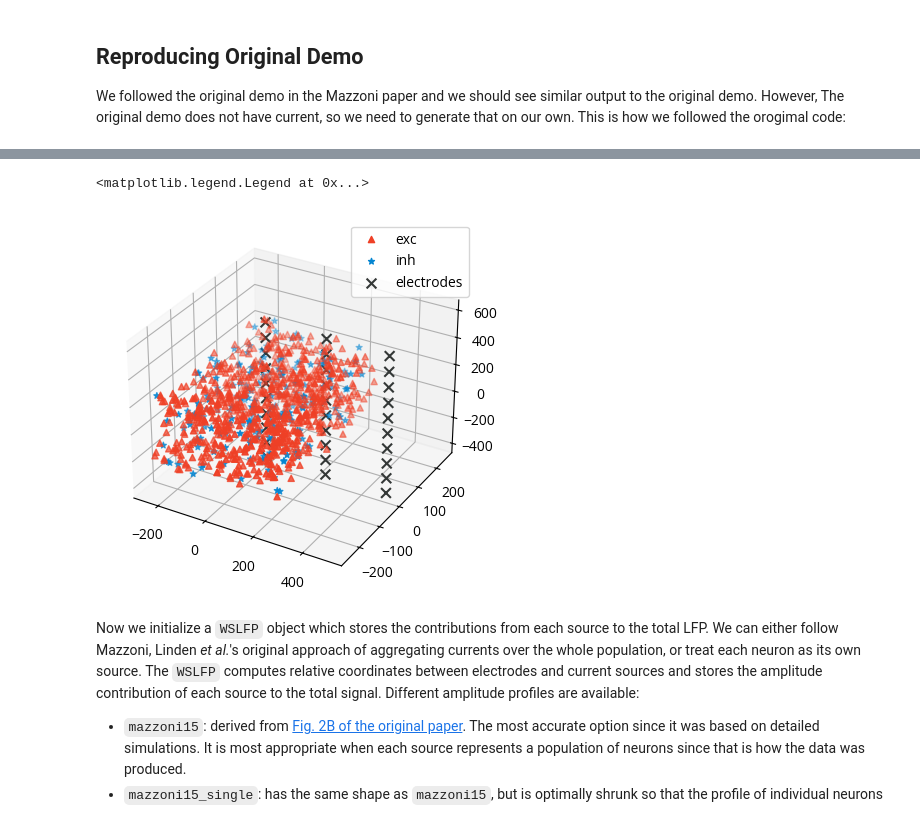
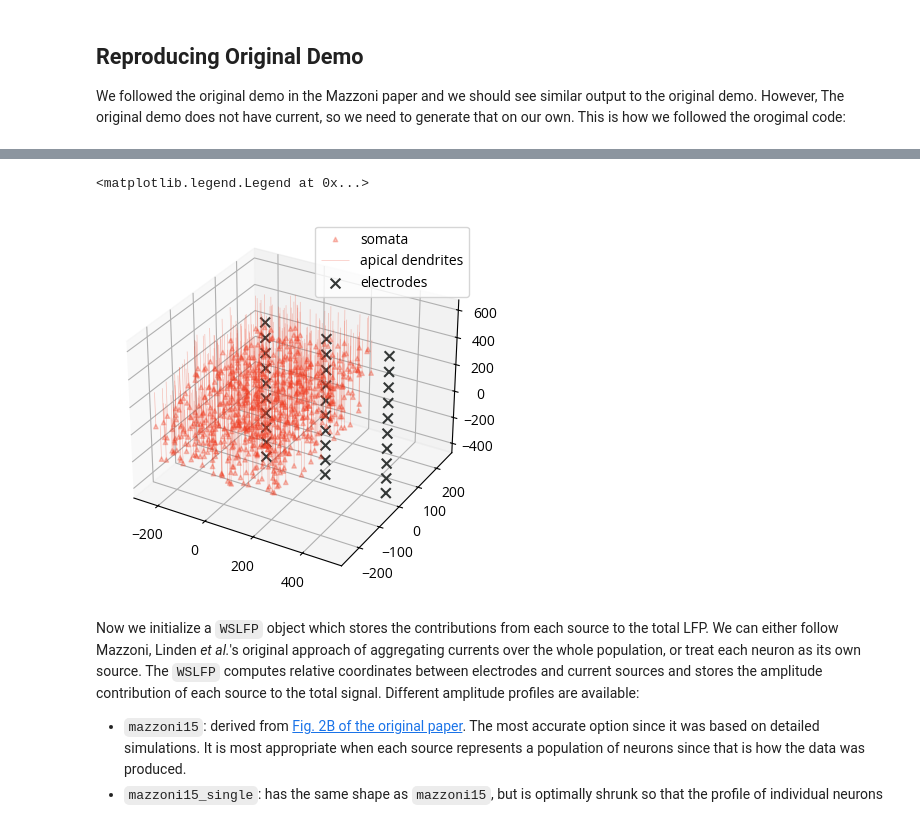
Before and after one commit to Sensory-Information-Processing-Lab/tklfp, a Jupyter notebook: notebooks/demo.ipynb, the cells around one changed output, grey strips where cells are left out. Drawn from its saved outputs; the diff is of its cells as text; code cells hidden in the pictures.

```diff
--- a/notebooks/demo.ipynb
+++ b/notebooks/demo.ipynb
@@ -4,5 +4,9 @@ We followed the original demo in the Mazzoni paper and we should see similar out
 This is how we followed the orogimal code:
 # %%
 import brian2.only as b2
+import matplotlib.pyplot as plt
 import numpy as np
-import matplotlib.pyplot as plt
+
+b2.prefs.codegen.target = "numpy"
+b2.seed(18470724)
+rng = np.random.default_rng(18470724)
@@ -282,0 +137,11 @@ ax.set(xlabel="time (ms)", ylabel="neuron index")
+# %%
+fig, ax = plt.subplots()
+c_exc = "xkcd:tomato"
+c_inh = "xkcd:cerulean"
+t_spk_exc = spike_monitor.t[spike_monitor.i < N_excit] / b2.ms
+i_spk_exc = spike_monitor.i[spike_monitor.i < N_excit]
+t_spk_inh = spike_monitor.t[spike_monitor.i >= N_excit] / b2.ms
+i_spk_inh = spike_monitor.i[spike_monitor.i >= N_excit]
+ax.scatter(t_spk_exc, i_spk_exc, s=0.5, c=c_exc)
+ax.scatter(t_spk_inh, i_spk_inh, s=0.5, c=c_inh)
+ax.set(xlabel="time (ms)", ylabel="neuron index");
@@ -285,5 +153,4 @@ Let's give our neurons coordinates in space and choose recording sites:
 # %%
-rng = np.random.default_rng()
-neuron_coords = rng.uniform(-250, 250, (N_Excit + N_Inhib, 3))
-neuron_coords[:5]
+exc_coords = rng.uniform(-250, 250, (N_excit, 3))
+exc_coords[:5]
 # %% [output]
@@ -302,15 +178,26 @@ elec_coords.shape
 # %%
+from mpl_toolkits.mplot3d.art3d import Line3DCollection
+
 fig = plt.figure()
 ax = fig.add_subplot(projection="3d")
-ax.scatter(*neuron_coords[:N_Excit].T, marker="^", color="xkcd:tomato", label="exc")
-ax.scatter(*neuron_coords[N_Excit:].T, marker="*", color="xkcd:cerulean", label="inh")
+apex_coords = exc_coords + [0, 0, 250]
+ax.scatter(*exc_coords.T, marker="^", color=c_exc, label="somata", alpha=0.3, s=10)
+apical_dendrites = np.stack([exc_coords, apex_coords], axis=1)
+assert apical_dendrites.shape == (N_excit, 2, 3)
+
+# The most efficient way to plot multiple lines at once:
+lines = Line3DCollection(
+    apical_dendrites, color=c_exc, alpha=0.3, label="apical dendrites", linewidth=0.5
+)
+ax.add_collection(lines)
+
 ax.scatter(
     *elec_coords.T, marker="x", alpha=1, s=50, color="xkcd:charcoal", label="electrodes"
 )
 ax.legend()
 # %% [output]
 <matplotlib.legend.Legend at 0x...>
-[figure, old version]
+[figure, new version]
 # %% [markdown]
 Now we initialize a `WSLFP` object which stores the contributions from each source to the total LFP.
 We can either follow Mazzoni, Linden *et al.*'s original approach of aggregating currents over the whole population, or treat each neuron as its own source.
```
Also changed, not shown: parts of 24 cells of this notebook, 6 other files.
